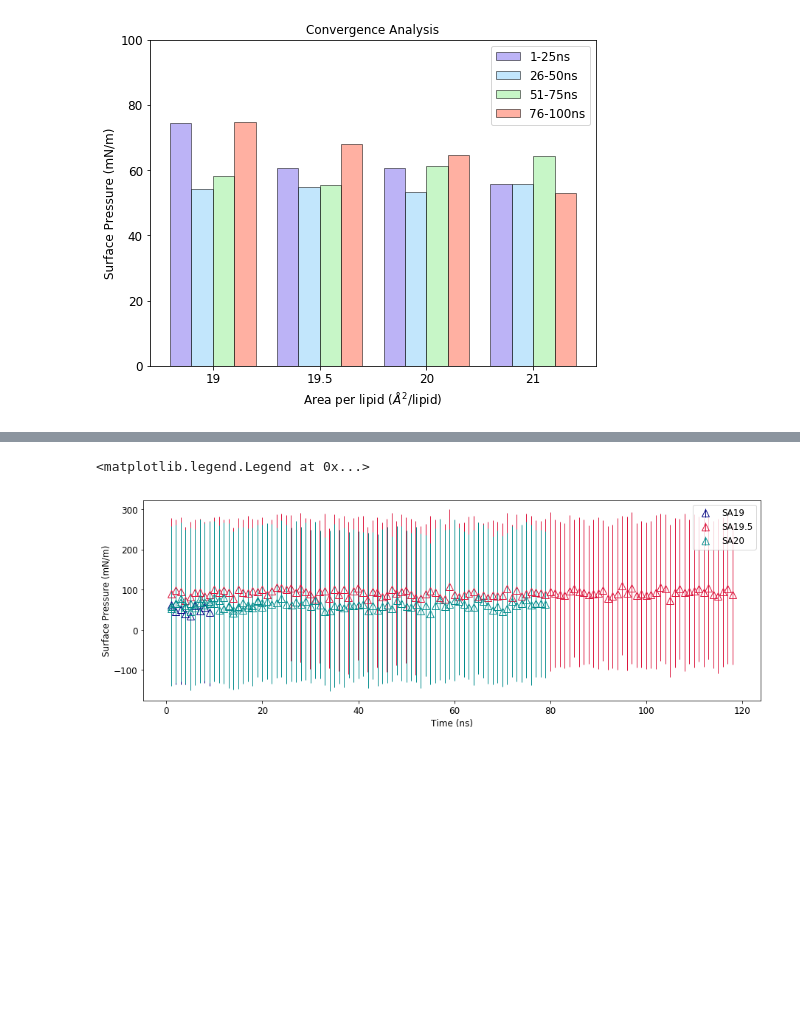
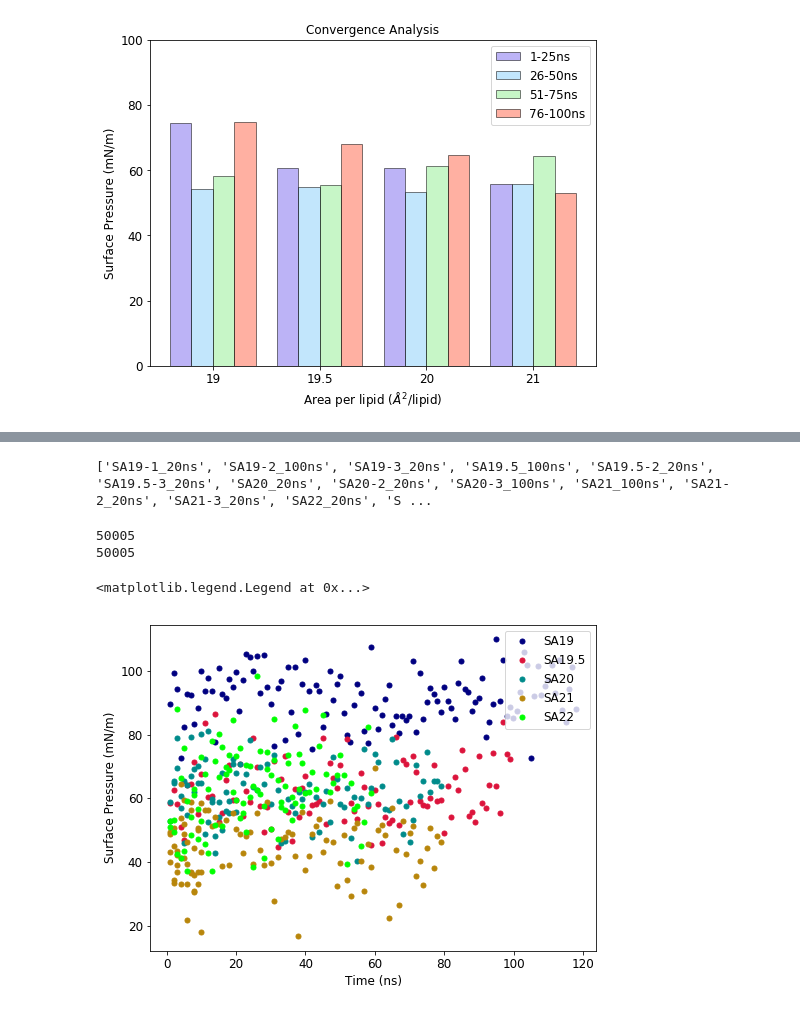
Before and after one commit to fearlessroad/mixed-monolayers, a Jupyter notebook: si_figures/surf-ten_convergence.ipynb, the cells around one changed output, grey strips where cells are left out. Saved outputs shown, nothing was run; the diff lists cells and outputs as text; code cells hidden in the pictures; blank space fills up the shorter version.

Commit message:
combined convergence data into single figure; began implementing color palatte

```diff
--- a/si_figures/surf-ten_convergence.ipynb
+++ b/si_figures/surf-ten_convergence.ipynb
@@ -248,18 +247,31 @@ plt.savefig('/home/adommer/Desktop/mean_convergence.png', dpi=600)
 # %%
 #SA19 Scatter Plot
+print(areas)
+# %% [output]
+['SA19-1_20ns', 'SA19-2_100ns', 'SA19-3_20ns', 'SA19.5_100ns', 'SA19.5-2_20ns', 'SA19.5-3_20ns', 'SA20_20ns', 'SA20-2_20ns', 'SA20-3_100ns', 'SA21_100ns', 'SA21-2_20ns', 'SA21-3_20ns', 'SA22_20ns', 'S ...
 # %%
+plt.figure(figsize=(8,6))
 plt.xlabel('Time (ns)')
 plt.ylabel('Surface Pressure (mN/m)')
-N,O,P = getIncrementedData(500, times[0], pres[0])
-plt.errorbar(N,O, color='navy', yerr=P, ecolor='navy', ls='none', marker='^',fillstyle='none',ms=10, elinewidth=1, label='SA19')
-nn,rr,ss = getIncrementedData(500, times[1], pres[1])
+N,O,P = getIncrementedData(500, times[1], pres[1])
+plt.errorbar(N,O, color='navy', ls='none', marker='.',ms=10, elinewidth=1, label='SA19')
+nn,rr,ss = getIncrementedData(500, timesnn, pres[3])
 #print(rr[0])
 #print(len(rr))
-plt.errorbar(nn,rr, color='crimson', yerr=ss, ecolor='crimson', ls='none', marker='^',fillstyle='none',ms=10, elinewidth=1, label='SA19.5')
+timesnn = np.arange(0, 100.01, 0.002)
+print(len(pres[3]))
+print(len(timesnn))
+
+plt.errorbar(nn,rr, color='crimson', ecolor='crimson', ls='none', marker='.',ms=10, elinewidth=1, label='SA19.5')
 T,U,V = getIncrementedData(500, times[8], pres[8])
-plt.errorbar(T,U, color='darkcyan', yerr=V, ecolor='darkcyan', ls='none', marker='^',fillstyle='none',ms=10, elinewidth=1, label='SA20')
+plt.errorbar(T,U, color='darkcyan', ecolor='darkcyan', ls='none', marker='.',ms=10, elinewidth=1, label='SA20')
 W,X,Y = getIncrementedData(500, times[9], pres[9])
+plt.errorbar(W,X, color='darkgoldenrod', ecolor='darkgoldenrod', ls='none', marker='.', ms=10, elinewidth=1, label='SA21')
+aa,bb,cc = getIncrementedData(500, times[14], pres[14])
+plt.errorbar(aa,bb, color='lime', ecolor='lime', ls='none', marker='.', ms=10, elinewidth=1, label='SA22')
 plt.legend(loc=1)
 # %% [output]
-<matplotlib.legend.Legend at 0x...>
+50005
+50005
+<matplotlib.legend.Legend at 0x...>
-[figure, old version]
+[figure, new version]
```
Also changed, not shown: parts of 4 cells of this notebook, 1 other file.
